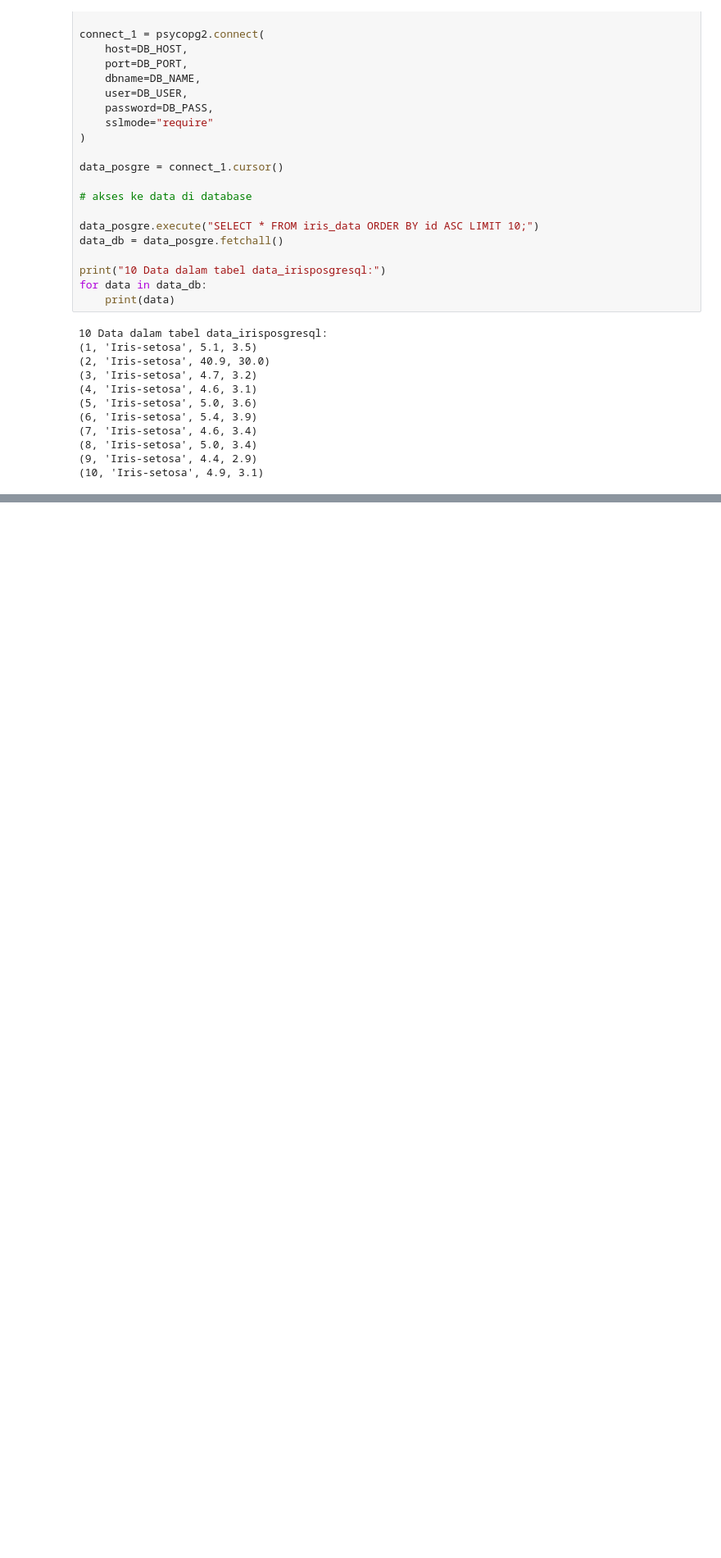
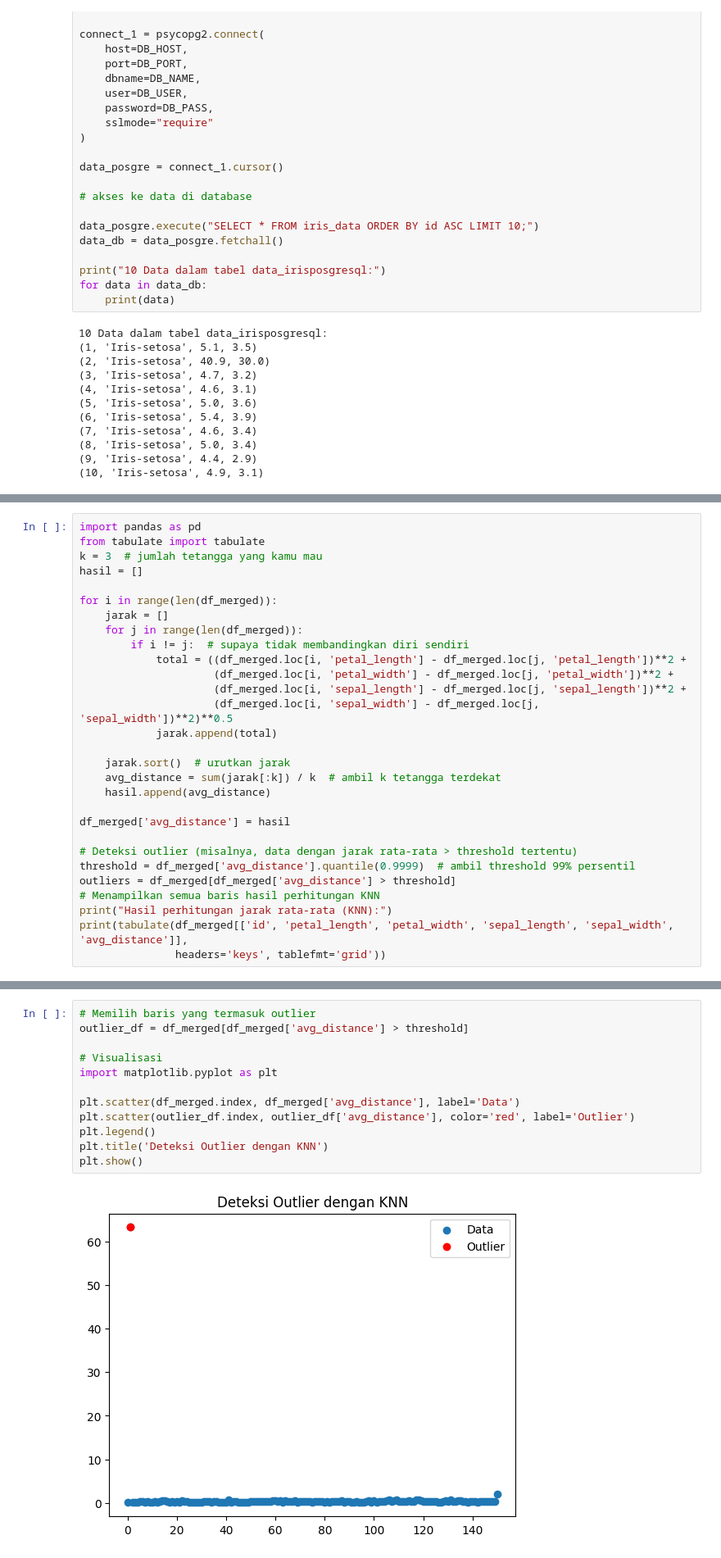
Before and after one commit to yudhacm/pendata, a Jupyter notebook: _sources/Outlier_Detection.ipynb, the cells around one changed output, grey strips where cells are left out. Shown at 82% size. Drawn from its saved outputs; the diff is of its cells as text; blank space fills up the shorter version.

```diff
--- a/_sources/Outlier_Detection.ipynb
+++ b/_sources/Outlier_Detection.ipynb
@@ -333,0 +279,29 @@ plt.show()
+# %%
+import pandas as pd
+from tabulate import tabulate
+k = 3  # jumlah tetangga yang kamu mau
+hasil = []
+
+for i in range(len(df_merged)):
+    jarak = []
+    for j in range(len(df_merged)):
+        if i != j:  # supaya tidak membandingkan diri sendiri
+            total = ((df_merged.loc[i, 'petal_length'] - df_merged.loc[j, 'petal_length'])**2 +
+                     (df_merged.loc[i, 'petal_width'] - df_merged.loc[j, 'petal_width'])**2 +
+                     (df_merged.loc[i, 'sepal_length'] - df_merged.loc[j, 'sepal_length'])**2 +
+                     (df_merged.loc[i, 'sepal_width'] - df_merged.loc[j, 'sepal_width'])**2)**0.5
+            jarak.append(total)
+
+    jarak.sort()  # urutkan jarak
+    avg_distance = sum(jarak[:k]) / k  # ambil k tetangga terdekat
+    hasil.append(avg_distance)
+
+df_merged['avg_distance'] = hasil
+
+# Deteksi outlier (misalnya, data dengan jarak rata-rata > threshold tertentu)
+threshold = df_merged['avg_distance'].quantile(0.9999)  # ambil threshold 99% persentil
+outliers = df_merged[df_merged['avg_distance'] > threshold]
+# Menampilkan semua baris hasil perhitungan KNN
+print("Hasil perhitungan jarak rata-rata (KNN):")
+print(tabulate(df_merged[['id', 'petal_length', 'petal_width', 'sepal_length', 'sepal_width', 'avg_distance']],
+               headers='keys', tablefmt='grid'))
@@ -333,0 +336,14 @@ plt.show()
+# %%
+# Memilih baris yang termasuk outlier
+outlier_df = df_merged[df_merged['avg_distance'] > threshold]
+
+# Visualisasi
+import matplotlib.pyplot as plt
+
+plt.scatter(df_merged.index, df_merged['avg_distance'], label='Data')
+plt.scatter(outlier_df.index, outlier_df['avg_distance'], color='red', label='Outlier')
+plt.legend()
+plt.title('Deteksi Outlier dengan KNN')
+plt.show()
+# %% [output]
+[figure, added]
```
Also changed, not shown: parts of 23 cells of this notebook, 11 other files.
